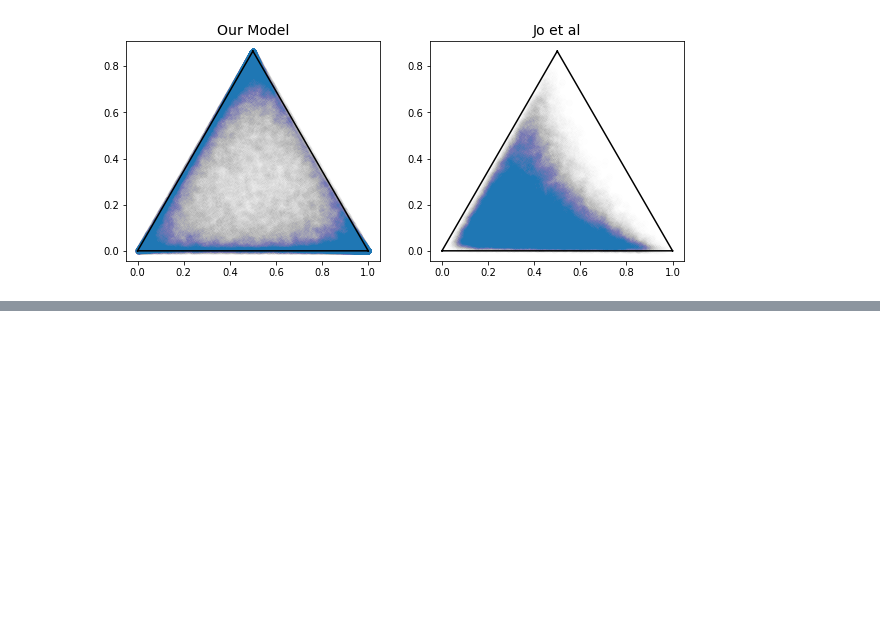
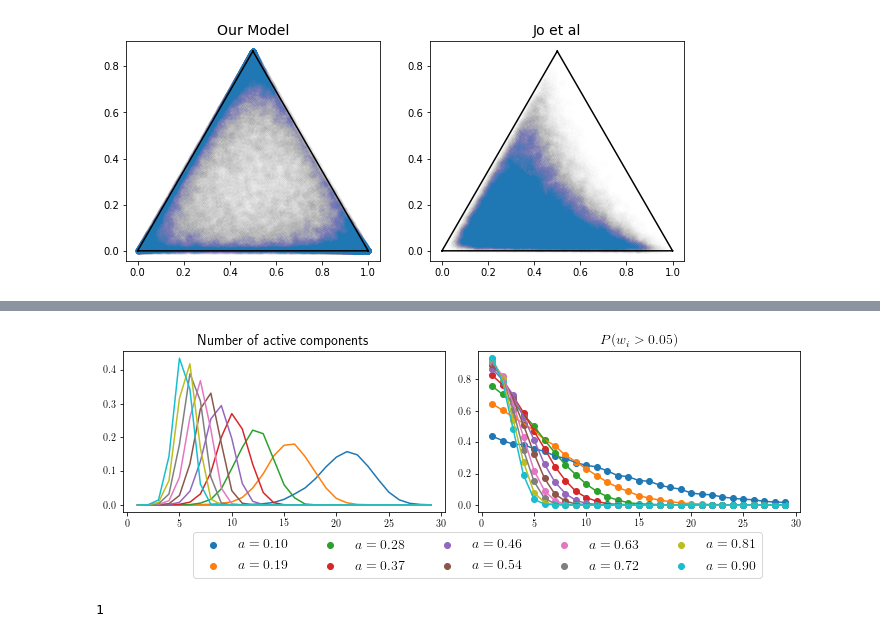
Before and after one commit to mberaha/spatial_mixtures, a Jupyter notebook: notebooks/Logitnormal MC simulations.ipynb, the cells around one changed output, grey strips where cells are left out. Drawn from its saved outputs; the diff is of its cells as text; code cells hidden in the pictures; blank space fills up the shorter version.

```diff
--- a/notebooks/Logitnormal MC simulations.ipynb
+++ b/notebooks/Logitnormal MC simulations.ipynb
@@ -360,3 +331,0 @@ def ylinspace(x):
-# %%
-
-x, y = projected.T
@@ -443,0 +427,37 @@ plt.show()
+# %%
+b = 0.5
+alist = np.linspace(0.1, 0.9, 10)
+samples_jo = []
+for a in alist:
+    samples_jo.append(simulate_jo(nsamples, H, a, b))
+# %%
+fig, axes = plt.subplots(1, 2, figsize=(10, 3))
+
+for i, samples in enumerate(samples_jo):
+    num_nonzero = np.zeros(nsamples)
+    for k in range(nsamples):
+        num_nonzero[k] = len(np.where(samples[k, :] > 0.01)[0])
+
+    x = np.arange(1, H)
+    y = np.array([np.sum(num_nonzero == i) for i in x]) / nsamples
+    axes[0].plot(x, y, color=palette[i])
+
+    axes[1].plot(x, np.sum(samples > 0.05, 0)[:-1] / nsamples,
+                    color=palette[i])
+    axes[1].scatter(x, np.sum(samples > 0.05, 0)[:-1] / nsamples,
+                 label=r"$a = {{%.2f}}$" % (alist[i]), color=palette[i])
+
+
+axes[0].set_title("Number of active components", fontsize=TITLE_FONT_SIZE)
+axes[1].set_title(r"$P(w_i > 0.05)$", fontsize=TITLE_FONT_SIZE)
+plt.tight_layout()
+axes[1].legend(loc="lower center", bbox_to_anchor=(0.0, -0.45), ncol=5, fontsize=AXIS_FONT_SIZE+2)
+plt.savefig('num_components_jo.pdf', bbox_inches='tight')
+
+plt.show()
+# %% [output]
+[figure, added]
+# %%
+len(samples_jo)
+# %% [output]
+1
```
Also changed, not shown: parts of 27 cells of this notebook.
